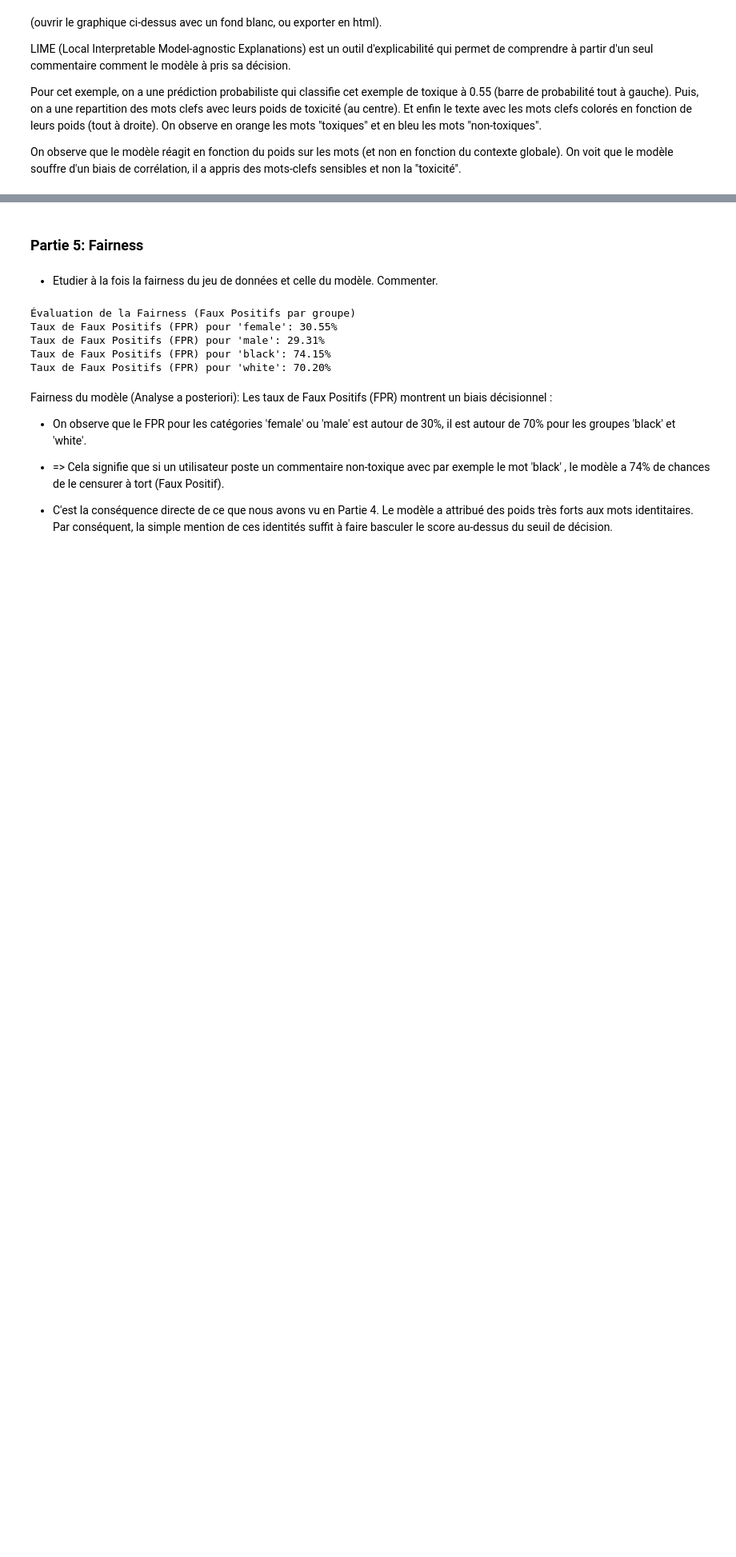
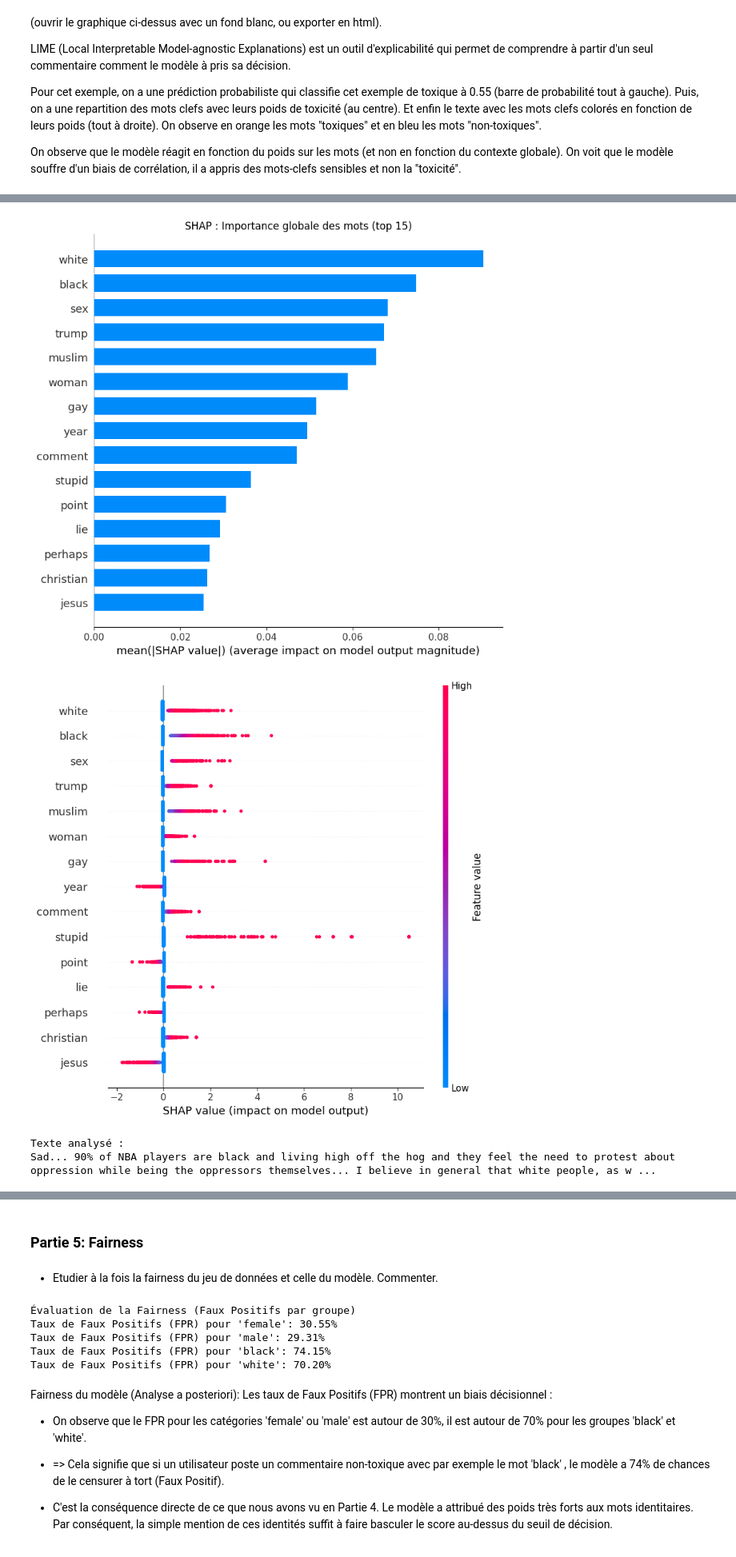
Before and after one commit to cons00000/REXAI_project, a Jupyter notebook: projet_REXIA_3.ipynb, the cells around one changed output, grey strips where cells are left out. Shown at 80% size. Saved outputs shown, nothing was run; the diff lists cells and outputs as text; code cells hidden in the pictures; blank space fills up the shorter version.

Commit message:
added SHAP explanability tool

```diff
--- a/projet_REXIA_3.ipynb
+++ b/projet_REXIA_3.ipynb
@@ -397,0 +422,44 @@ On observe que le modèle réagit en fonction du poids sur les mots (et non en f
+# %%
+import shap
+import numpy as np
+
+# régression logistique sur données TF-IDF sparse
+shap_explainer = shap.LinearExplainer(clf, X_train)
+
+n_samples = 6000
+X_sample = X_test[:n_samples]
+shap_values = shap_explainer.shap_values(X_sample)
+
+shap.summary_plot(shap_values, X_sample, feature_names=feature_names,
+                  plot_type="bar", max_display=15, show=False)
+plt.title("SHAP : Importance globale des mots (top 15)")
+plt.tight_layout()
+plt.show()
+
+# beeswarm
+shap.summary_plot(shap_values, X_sample.toarray(), feature_names=feature_names, max_display=15)
+
+#Explication locale sur un exemple toxique
+y_sample = y_test.values[:n_samples]
+toxic_idx = np.where(y_sample == 1)[0]
+
+if len(toxic_idx) > 0:
+    i = toxic_idx[0]
+    text_ex = df.iloc[y_test.index[i]]['text']
+    print(f"Texte analysé :\n{text_ex[:500]}\n")
+
+    sv = shap_values[i]
+    top_k = 10
+    top_pos = np.argsort(np.abs(sv))[-top_k:][::-1]
+
+    shap_exp = shap.Explanation(
+        values=sv[top_pos],
+        base_values=shap_explainer.expected_value,
+        feature_names=list(feature_names[top_pos])
+    )
+    shap.waterfall_plot(shap_exp)
+# %% [output]
+[figure, added]
+[figure, added]
+Texte analysé :
+Sad... 90% of NBA players are black and living high off the hog and they feel the need to protest about oppression while being the oppressors themselves... I believe in general that white people, as w ...
```
Also changed, not shown: parts of 9 cells of this notebook.
